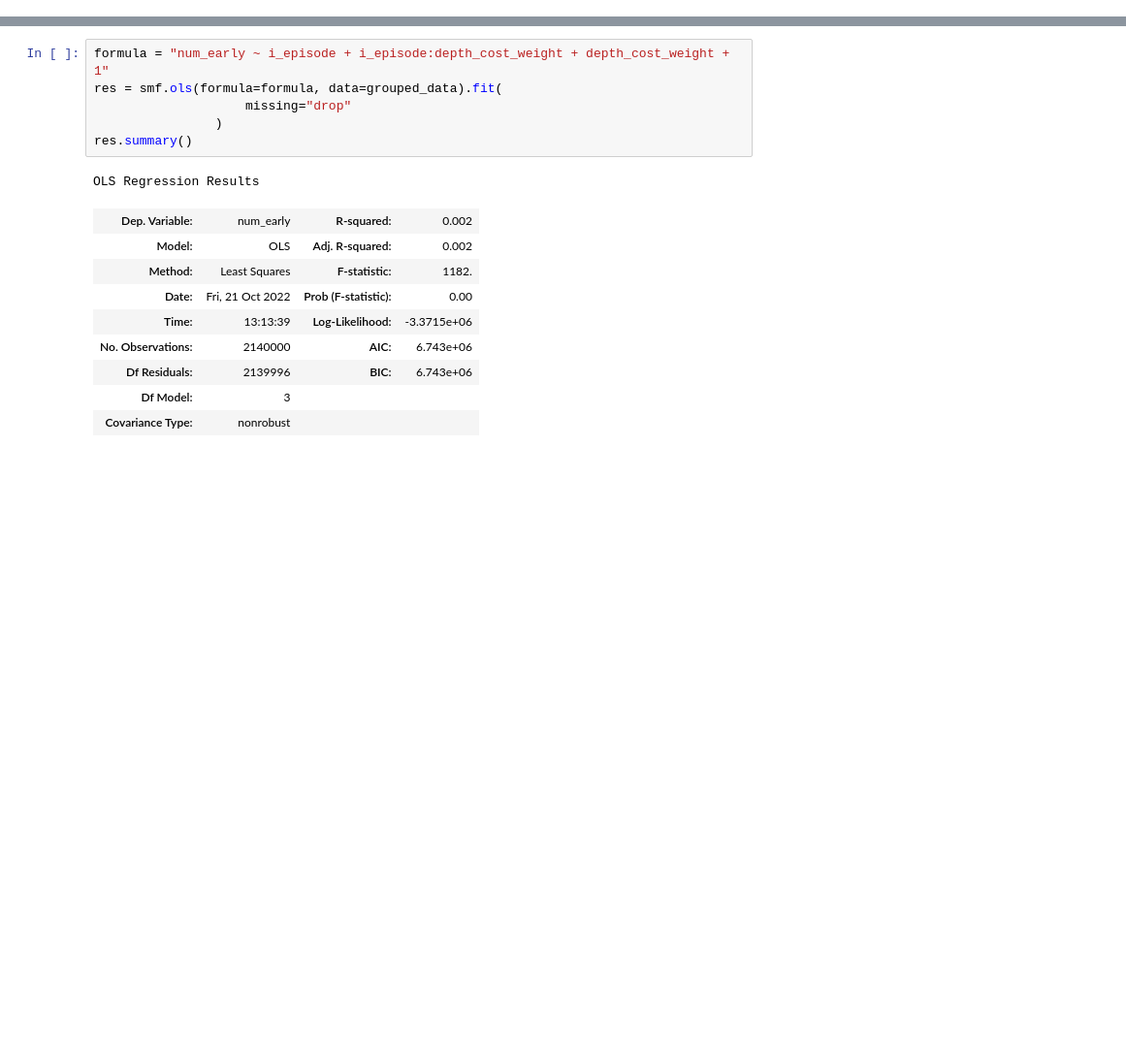
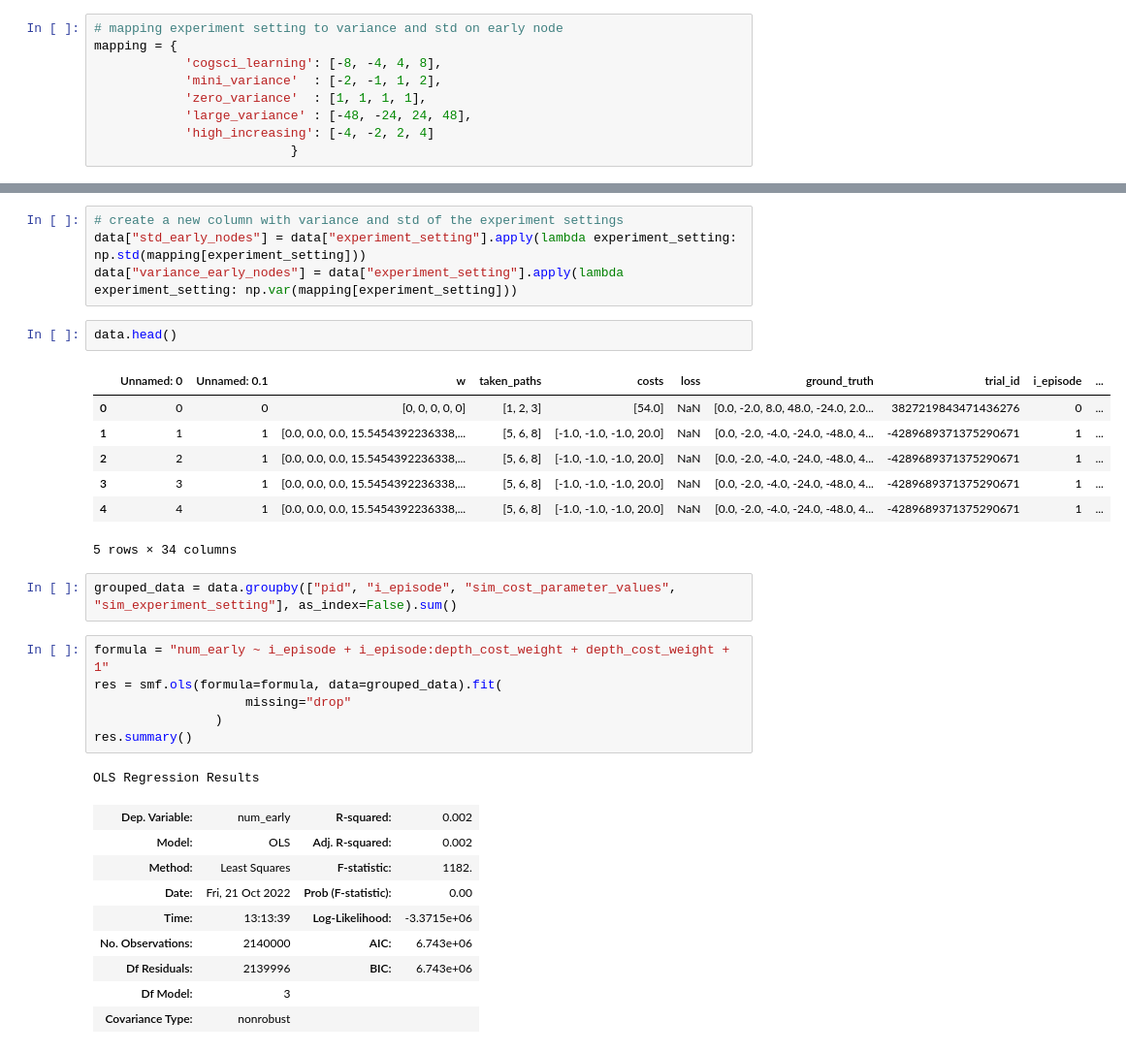
Before and after one commit to RationalityEnhancementGroup/planning-depth-differences, a Jupyter notebook: analysis/methods/learning/Simulated_regressions.ipynb, the cells around one changed output, grey strips where cells are left out. Shown at 97% size. Drawn from its saved outputs; the diff is of its cells as text; blank space fills up the shorter version.

```diff
--- a/analysis/methods/learning/Simulated_regressions.ipynb
+++ b/analysis/methods/learning/Simulated_regressions.ipynb
@@ -3,0 +5,9 @@ import pandas as pd
+# %%
+# mapping experiment setting to variance and std on early node
+mapping = {
+            'cogsci_learning': [-8, -4, 4, 8],
+            'mini_variance'  : [-2, -1, 1, 2],
+            'zero_variance'  : [1, 1, 1, 1],
+            'large_variance' : [-48, -24, 24, 48],
+            'high_increasing': [-4, -2, 2, 4]
+                          }
@@ -9,3 +39,19 @@ grouped_data = data.groupby(["pid", "i_episode", "sim_cost_parameter_values", "s
+# %%
+# create a new column with variance and std of the experiment settings
+data["std_early_nodes"] = data["experiment_setting"].apply(lambda experiment_setting: np.std(mapping[experiment_setting]))
+data["variance_early_nodes"] = data["experiment_setting"].apply(lambda experiment_setting: np.var(mapping[experiment_setting]))
+# %%
+data.head()
+# %% [output]
+|  | Unnamed: 0 | Unnamed: 0.1 | w | taken_paths | costs | loss | ground_truth | trial_id | i_episode | ... |
+| 0 | 0 | 0 | [0, 0, 0, 0, 0] | [1, 2, 3] | [54.0] | NaN | [0.0, -2.0, 8.0, 48.0, -24.0, 2.0... | 3827219843471436276 | 0 | ... |
+| 1 | 1 | 1 | [0.0, 0.0, 0.0, 15.5454392236338,... | [5, 6, 8] | [-1.0, -1.0, -1.0, 20.0] | NaN | [0.0, -2.0, -4.0, -24.0, -48.0, 4... | -4289689371375290671 | 1 | ... |
+| 2 | 2 | 1 | [0.0, 0.0, 0.0, 15.5454392236338,... | [5, 6, 8] | [-1.0, -1.0, -1.0, 20.0] | NaN | [0.0, -2.0, -4.0, -24.0, -48.0, 4... | -4289689371375290671 | 1 | ... |
+| 3 | 3 | 1 | [0.0, 0.0, 0.0, 15.5454392236338,... | [5, 6, 8] | [-1.0, -1.0, -1.0, 20.0] | NaN | [0.0, -2.0, -4.0, -24.0, -48.0, 4... | -4289689371375290671 | 1 | ... |
+| 4 | 4 | 1 | [0.0, 0.0, 0.0, 15.5454392236338,... | [5, 6, 8] | [-1.0, -1.0, -1.0, 20.0] | NaN | [0.0, -2.0, -4.0, -24.0, -48.0, 4... | -4289689371375290671 | 1 | ... |
+5 rows × 34 columns
+# %%
+grouped_data = data.groupby(["pid", "i_episode", "sim_cost_parameter_values", "sim_experiment_setting"], as_index=False).sum()
 # %%
 formula = "num_early ~ i_episode + i_episode:depth_cost_weight + depth_cost_weight + 1"
 res = smf.ols(formula=formula, data=grouped_data).fit(
```
Also changed, not shown: parts of 4 cells of this notebook.
